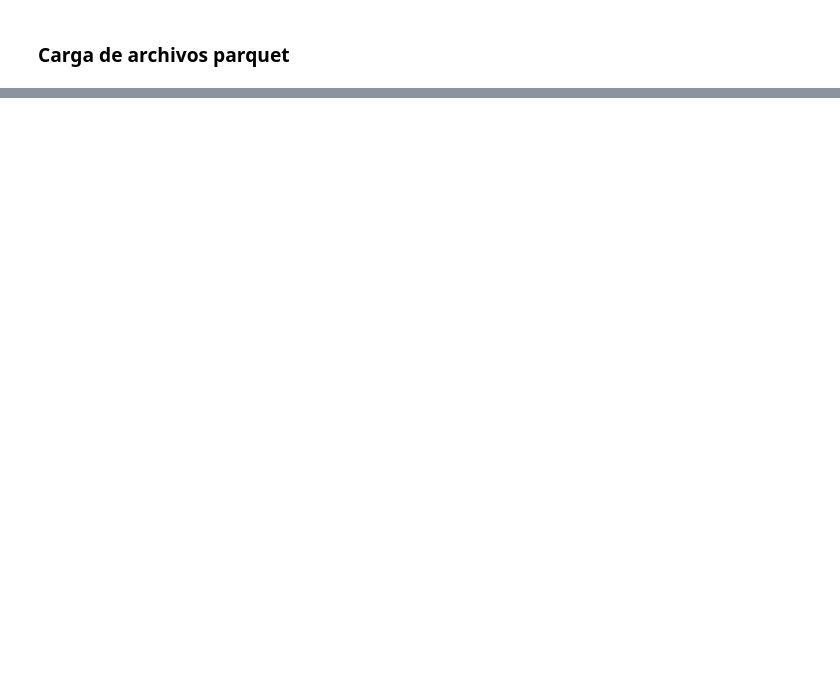
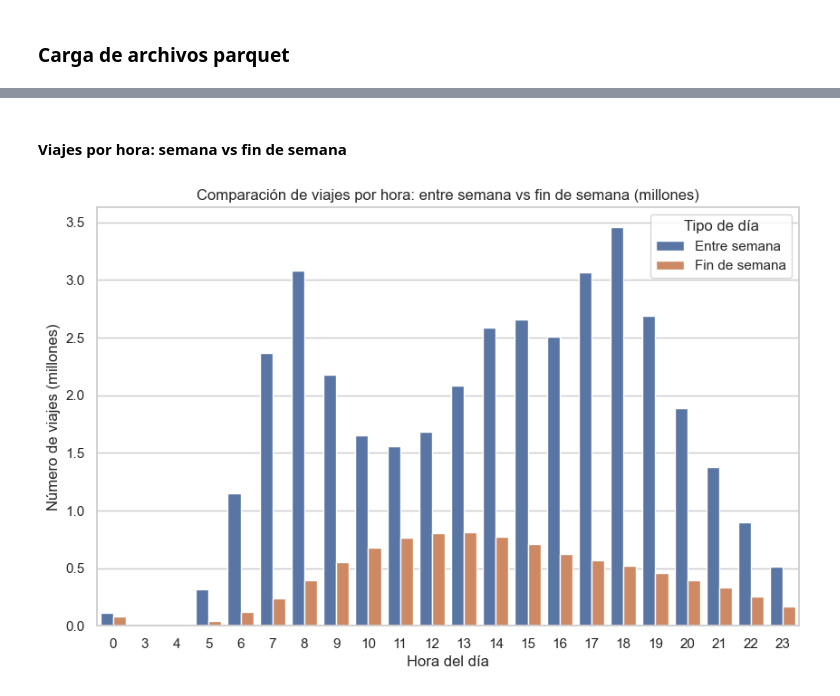
Before and after one commit to mac2218/Seminario-Proyecto1, a Jupyter notebook: Proyecto1-Seminario2.ipynb, the cells around one changed output, grey strips where cells are left out. Cells and saved outputs as stored; diff of their text form; code cells hidden in the pictures; blank space fills up the shorter version.

```diff
--- a/Proyecto1-Seminario2.ipynb
+++ b/Proyecto1-Seminario2.ipynb
@@ -42,0 +143,19 @@ ArrowKeyError: No type extension with name arrow.py_extension_type found
+# %%
+# Cantidad de viajes por hora del día (millones)
+partes = []
+
+for f in archivos:
+    temp = pd.read_parquet(f, columns=["Hora"], engine="pyarrow")
+    conteo = temp.groupby("Hora").size().reset_index(name="Viajes")
+    partes.append(conteo)
+
+uso_hora = pd.concat(partes, ignore_index=True)
+uso_hora = uso_hora.groupby("Hora", as_index=False)["Viajes"].sum()
+uso_hora["Viajes_Millones"] = uso_hora["Viajes"] / 1_000_000
+uso_hora["Hora"] = uso_hora["Hora"].astype(int)
+
+sns.barplot(data=uso_hora, x="Hora", y="Viajes_Millones", color="blue")
+plt.title("Distribución de viajes por hora del día (en millones)")
+plt.xlabel("Hora del día")
+plt.ylabel("Número de viajes (millones)")
+plt.show()
@@ -42,0 +166,32 @@ ArrowKeyError: No type extension with name arrow.py_extension_type found
+# %% [markdown]
+#### Viajes por hora: semana vs fin de semana
+# %%
+# Viajes por hora: semana vs fin de semana (millones)
+partes = []
+
+for f in archivos:
+    temp = pd.read_parquet(f, columns=["Hora", "Es_FinDeSemana"], engine="pyarrow")
+
+    temp["Hora"] = temp["Hora"].astype(int)
+
+    conteo = temp.groupby(["Hora", "Es_FinDeSemana"]).size().reset_index(name="Viajes")
+    partes.append(conteo)
+
+uso_semana = pd.concat(partes, ignore_index=True)
+uso_semana = uso_semana.groupby(["Hora", "Es_FinDeSemana"], as_index=False)["Viajes"].sum()
+uso_semana["Viajes_Millones"] = uso_semana["Viajes"] / 1_000_000
+
+uso_semana["Tipo_Dia"] = uso_semana["Es_FinDeSemana"].map({
+    False: "Entre semana",
+    True: "Fin de semana"
+})
+
+sns.barplot(data=uso_semana, x="Hora", y="Viajes_Millones", hue="Tipo_Dia")
+
+plt.title("Comparación de viajes por hora: entre semana vs fin de semana (millones)")
+plt.xlabel("Hora del día")
+plt.ylabel("Número de viajes (millones)")
+plt.legend(title="Tipo de día")
+plt.show()
+# %% [output]
+[figure, added]
```
Also changed, not shown: parts of 26 cells of this notebook, 3 other files.
